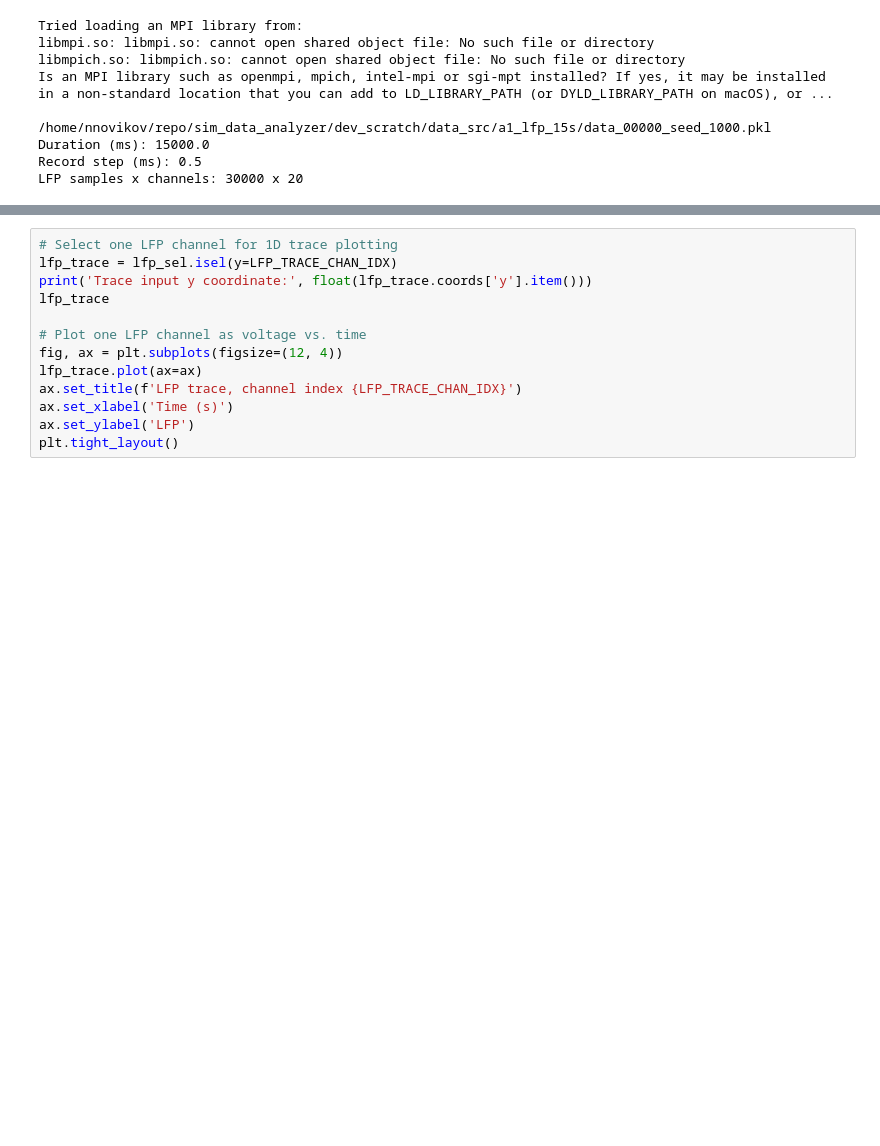
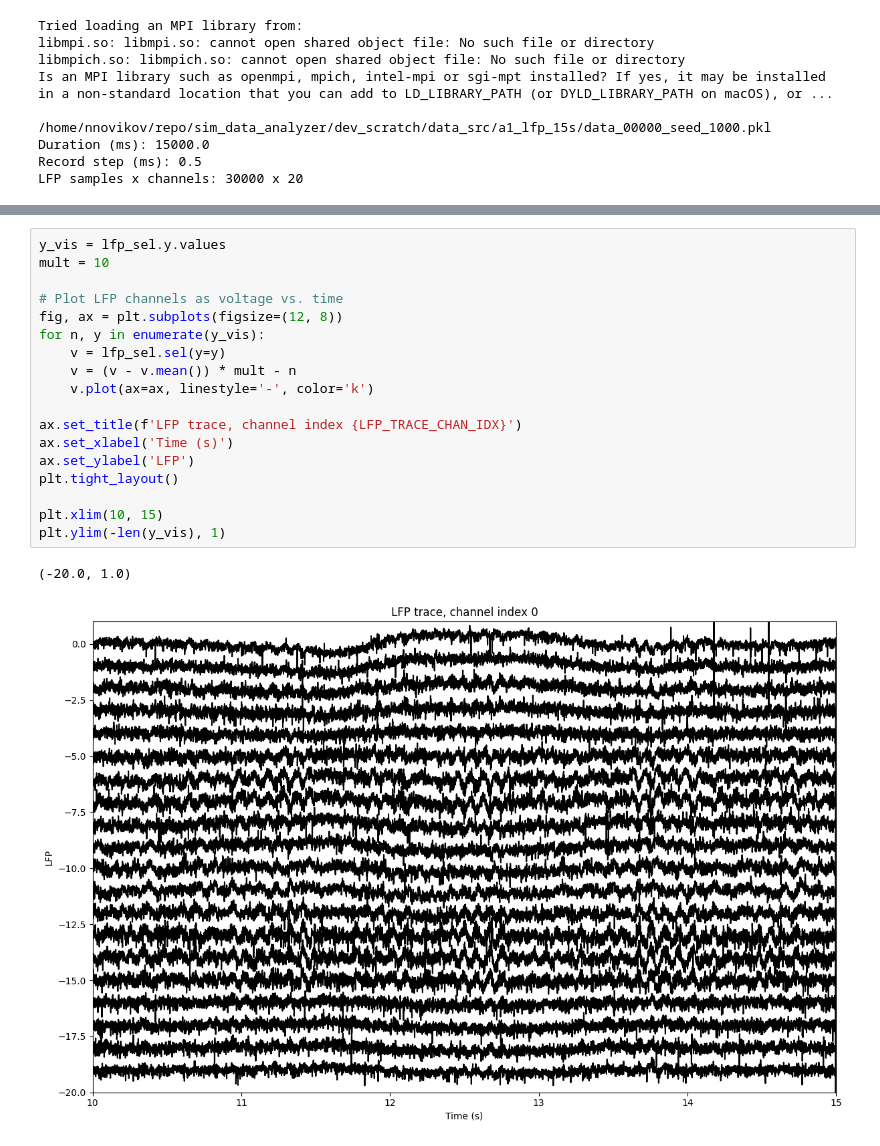
Before and after one commit to niknovikov19/sim-data-analyzer, a Jupyter notebook: dev_scratch/a1_lfp_demo.ipynb, the cells around one changed output, grey strips where cells are left out. Drawn from its saved outputs; the diff is of its cells as text; blank space fills up the shorter version.

```diff
--- a/dev_scratch/a1_lfp_demo.ipynb
+++ b/dev_scratch/a1_lfp_demo.ipynb
@@ -130,16 +107,24 @@ plt.tight_layout()
 # %%
-# Select one LFP channel for 1D trace plotting
-lfp_trace = lfp_sel.isel(y=LFP_TRACE_CHAN_IDX)
-print('Trace input y coordinate:', float(lfp_trace.coords['y'].item()))
-lfp_trace
+y_vis = lfp_sel.y.values
+mult = 10
 
-# Plot one LFP channel as voltage vs. time
-fig, ax = plt.subplots(figsize=(12, 4))
-lfp_trace.plot(ax=ax)
+# Plot LFP channels as voltage vs. time
+fig, ax = plt.subplots(figsize=(12, 8))
+for n, y in enumerate(y_vis):
+    v = lfp_sel.sel(y=y)
+    v = (v - v.mean()) * mult - n
+    v.plot(ax=ax, linestyle='-', color='k')
+
 ax.set_title(f'LFP trace, channel index {LFP_TRACE_CHAN_IDX}')
 ax.set_xlabel('Time (s)')
 ax.set_ylabel('LFP')
 plt.tight_layout()
+
+plt.xlim(10, 15)
+plt.ylim(-len(y_vis), 1)
+# %% [output]
+(-20.0, 1.0)
+[figure, added]
 # %%
 # Compute time-frequency transform for one LFP channel
 lfp_tf_in = lfp_sel.isel(y=TF_CHAN_IDX)
```
Also changed, not shown: parts of 13 cells of this notebook, 4 other files.
